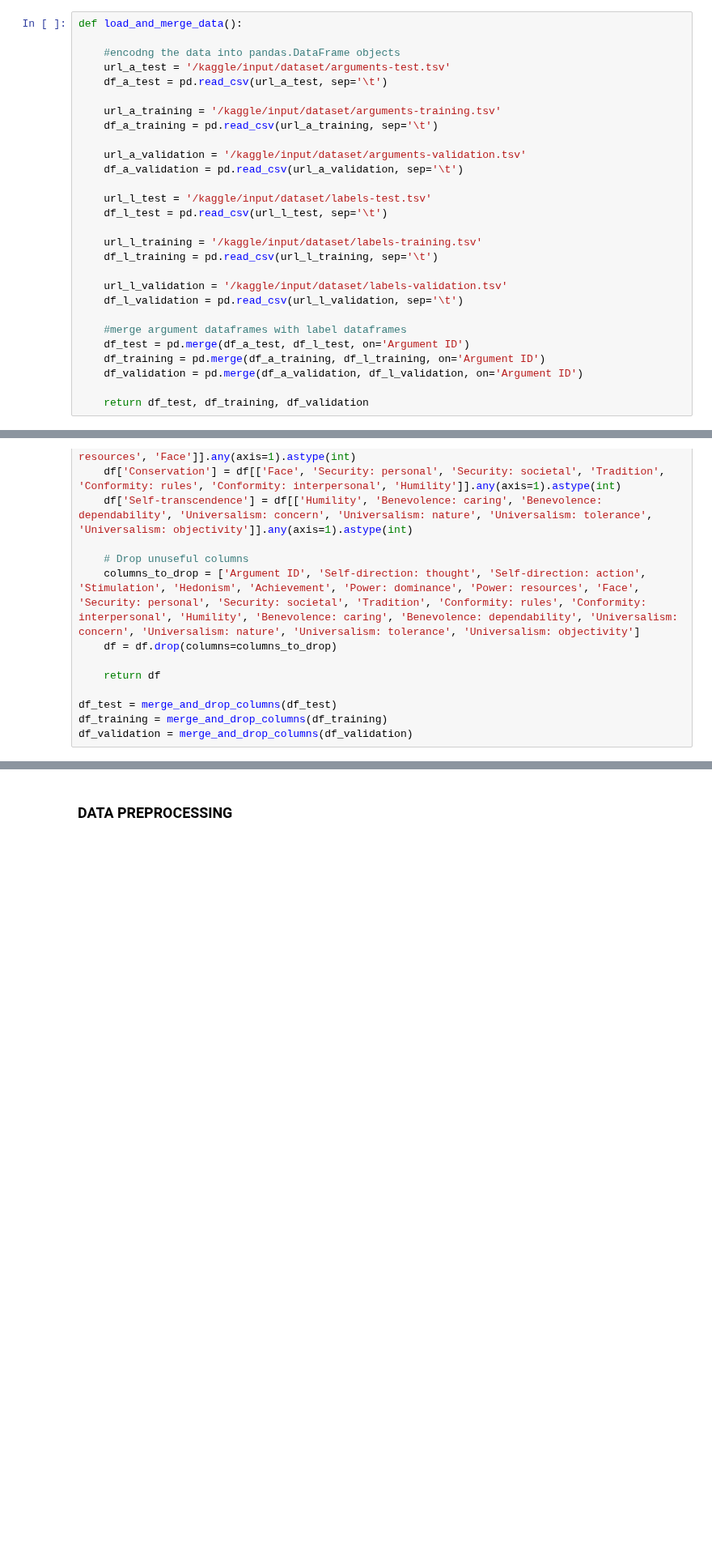
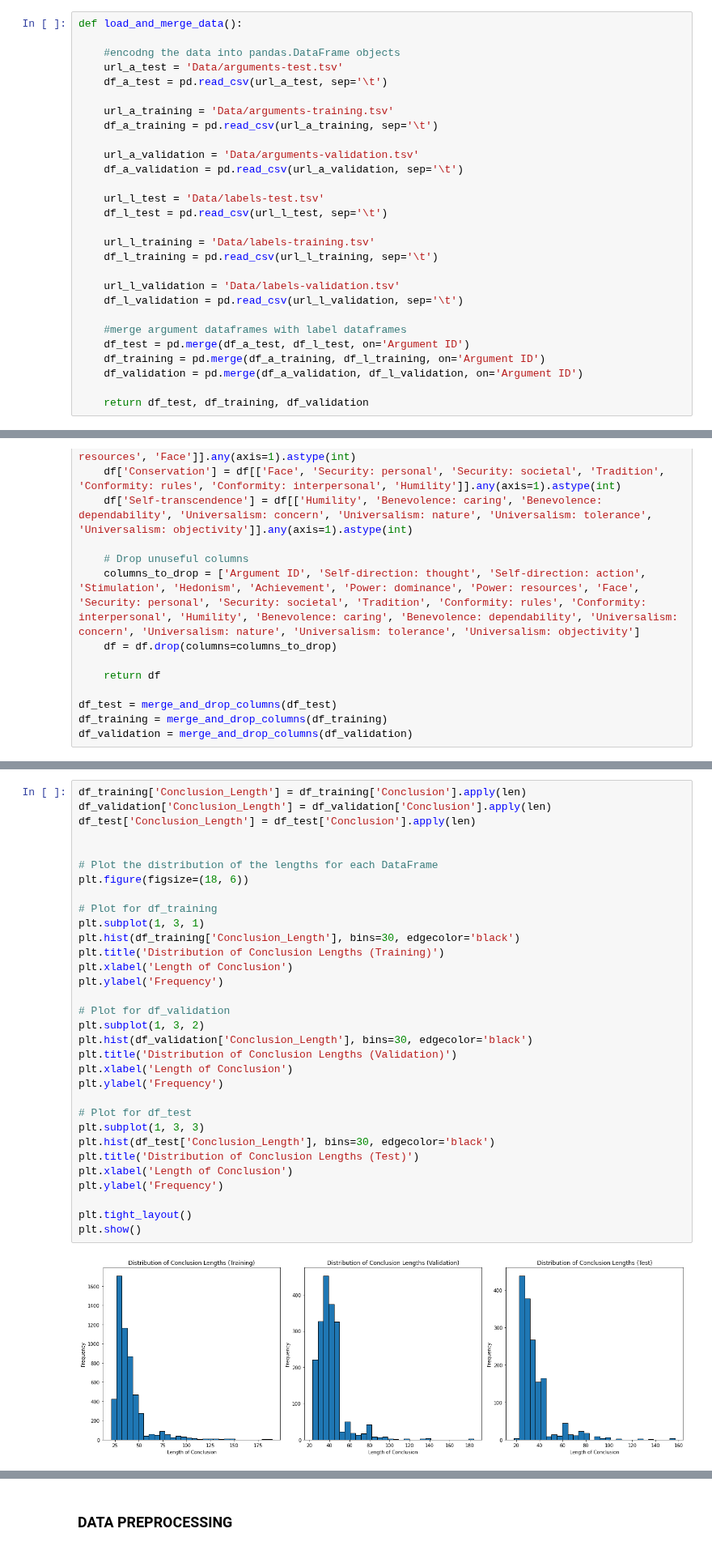
Before and after one commit to madalinaionela/NLP, a Jupyter notebook: ASSIGNMENTS/Assignment 2/A2_final.ipynb, the cells around one changed output, grey strips where cells are left out. Shown at 81% size. Saved outputs shown, nothing was run; the diff lists cells and outputs as text; blank space fills up the shorter version.

Commit message:
Data exploration

```diff
--- a/ASSIGNMENTS/Assignment 2/A2_final.ipynb
+++ b/ASSIGNMENTS/Assignment 2/A2_final.ipynb
@@ -27,22 +28,22 @@ Device: cuda
 def load_and_merge_data():
 
     #encodng the data into pandas.DataFrame objects
-    url_a_test = '/kaggle/input/dataset/arguments-test.tsv'
+    url_a_test = 'Data/arguments-test.tsv'
     df_a_test = pd.read_csv(url_a_test, sep='\t')
 
-    url_a_training = '/kaggle/input/dataset/arguments-training.tsv'
+    url_a_training = 'Data/arguments-training.tsv'
     df_a_training = pd.read_csv(url_a_training, sep='\t')
 
-    url_a_validation = '/kaggle/input/dataset/arguments-validation.tsv'
+    url_a_validation = 'Data/arguments-validation.tsv'
     df_a_validation = pd.read_csv(url_a_validation, sep='\t')
 
-    url_l_test = '/kaggle/input/dataset/labels-test.tsv'
+    url_l_test = 'Data/labels-test.tsv'
     df_l_test = pd.read_csv(url_l_test, sep='\t')
 
-    url_l_training = '/kaggle/input/dataset/labels-training.tsv'
+    url_l_training = 'Data/labels-training.tsv'
     df_l_training = pd.read_csv(url_l_training, sep='\t')
 
-    url_l_validation = '/kaggle/input/dataset/labels-validation.tsv'
+    url_l_validation = 'Data/labels-validation.tsv'
     df_l_validation = pd.read_csv(url_l_validation, sep='\t')
 
     #merge argument dataframes with label dataframes
@@ -85,0 +87,34 @@ per il resto non saprei cosa altro mettere, se vuoi la presenza di in favor of e
+# %%
+df_training['Conclusion_Length'] = df_training['Conclusion'].apply(len)
+df_validation['Conclusion_Length'] = df_validation['Conclusion'].apply(len)
+df_test['Conclusion_Length'] = df_test['Conclusion'].apply(len)
+
+
+# Plot the distribution of the lengths for each DataFrame
+plt.figure(figsize=(18, 6))
+
+# Plot for df_training
+plt.subplot(1, 3, 1)
+plt.hist(df_training['Conclusion_Length'], bins=30, edgecolor='black')
+plt.title('Distribution of Conclusion Lengths (Training)')
+plt.xlabel('Length of Conclusion')
+plt.ylabel('Frequency')
+
+# Plot for df_validation
+plt.subplot(1, 3, 2)
+plt.hist(df_validation['Conclusion_Length'], bins=30, edgecolor='black')
+plt.title('Distribution of Conclusion Lengths (Validation)')
+plt.xlabel('Length of Conclusion')
+plt.ylabel('Frequency')
+
+# Plot for df_test
+plt.subplot(1, 3, 3)
+plt.hist(df_test['Conclusion_Length'], bins=30, edgecolor='black')
+plt.title('Distribution of Conclusion Lengths (Test)')
+plt.xlabel('Length of Conclusion')
+plt.ylabel('Frequency')
+
+plt.tight_layout()
+plt.show()
+# %% [output]
+[figure, added]
```
Also changed, not shown: parts of 10 cells of this notebook.
